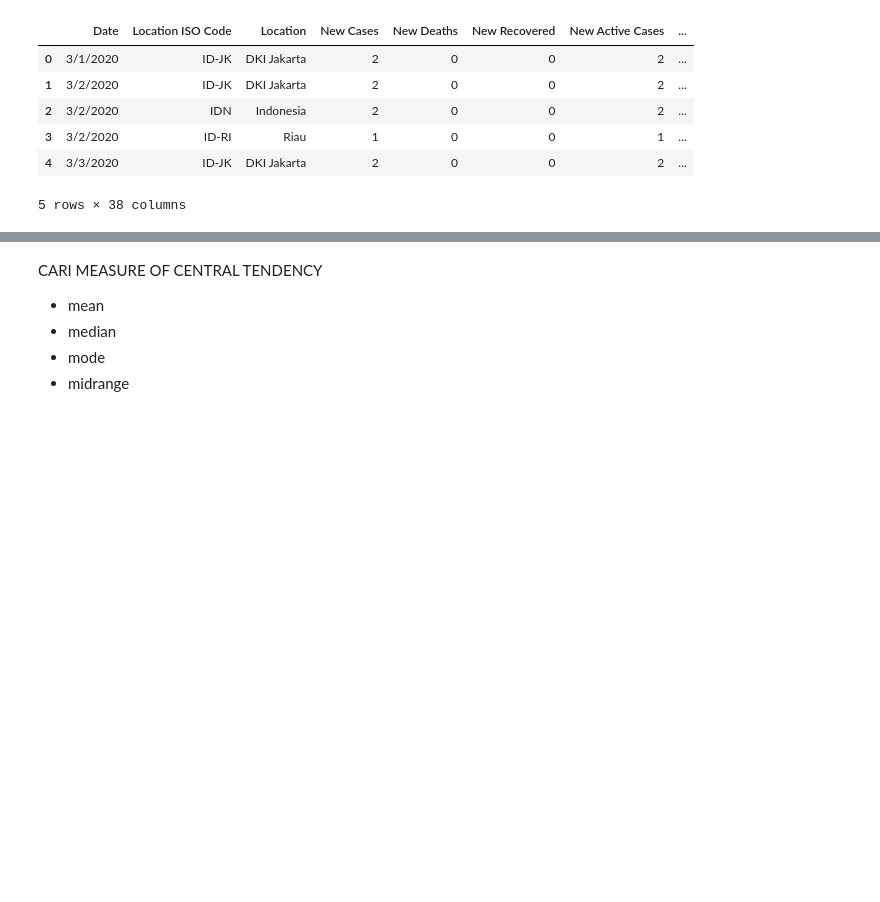
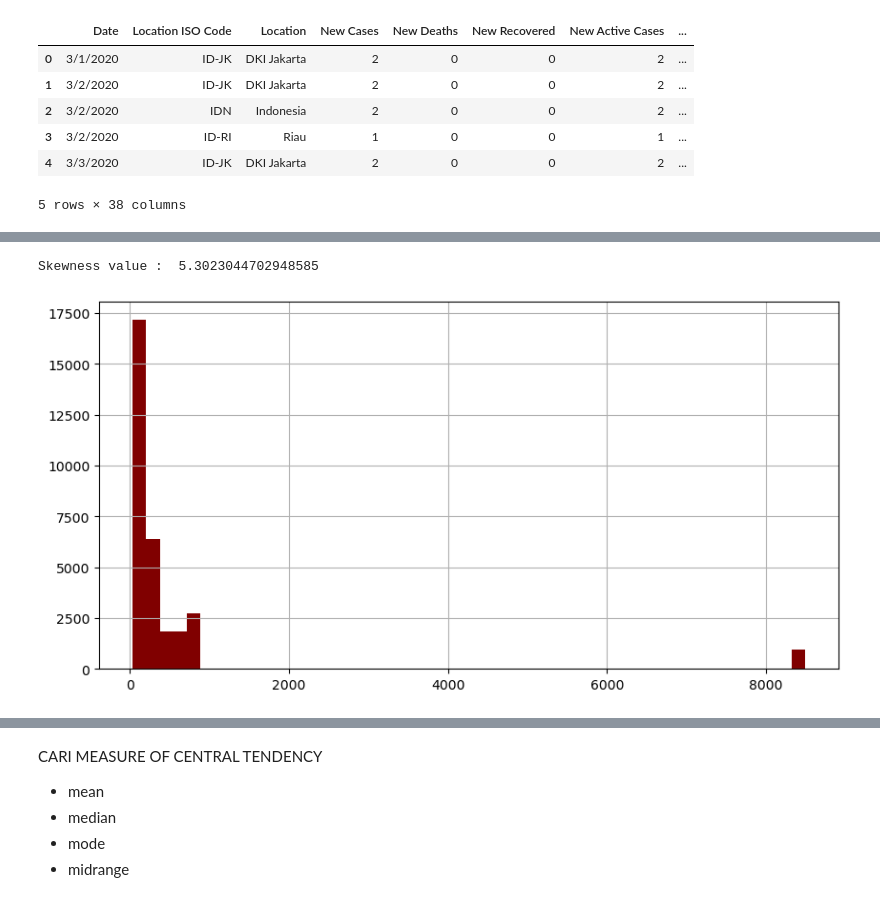
Before and after one commit to Adriceda/h8dsft_Descriptive, a Jupyter notebook: descriptive.ipynb, the cells around one changed output, grey strips where cells are left out. Saved outputs shown, nothing was run; the diff lists cells and outputs as text; code cells hidden in the pictures; blank space fills up the shorter version.

```diff
--- a/descriptive.ipynb
+++ b/descriptive.ipynb
@@ -41,0 +118,8 @@ memory usage: 9.2+ MB
+# %%
+#Feature: Total Urban Villages
+print('Skewness value : ', data['Total Urban Villages'].skew())
+data['Total Urban Villages'].hist(bins=50, figsize=(10,5), color='maroon')
+plt.show()
+# %% [output]
+Skewness value :  5.3023044702948585
+[figure, added]
```
Also changed, not shown: parts of 28 cells of this notebook, 1 other file.
